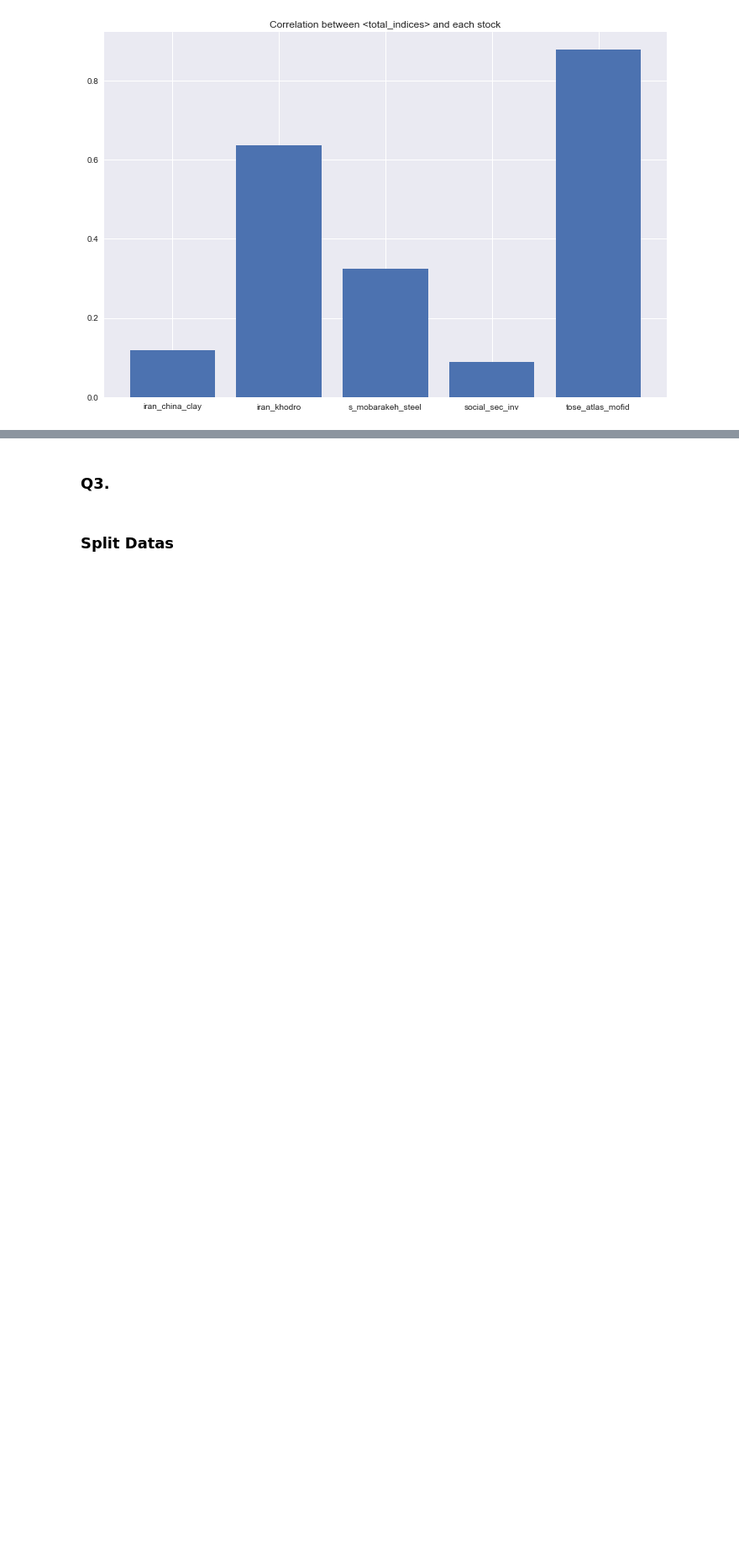
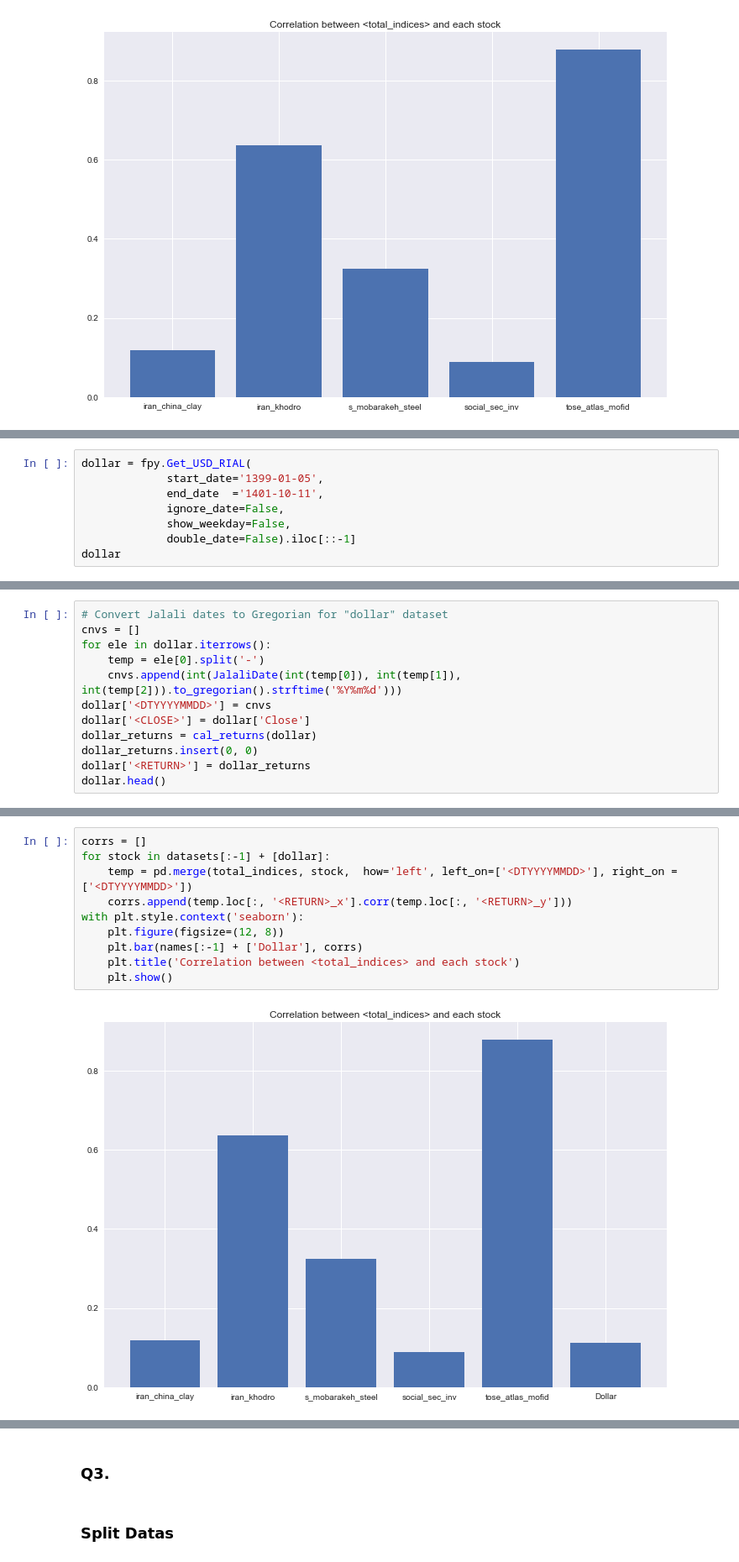
Before and after one commit to nahbos/AUT-Fundamental-Statistical-Learning, a Jupyter notebook: Peoject/Project_Stock.ipynb, the cells around one changed output, grey strips where cells are left out. Shown at 84% size. Drawn from its saved outputs; the diff is of its cells as text; blank space fills up the shorter version.

```diff
--- a/Peoject/Project_Stock.ipynb
+++ b/Peoject/Project_Stock.ipynb
@@ -434,0 +441,8 @@ with plt.style.context('seaborn'):
+# %%
+dollar = fpy.Get_USD_RIAL(
+             start_date='1399-01-05',
+             end_date  ='1401-10-11',
+             ignore_date=False,
+             show_weekday=False,
+             double_date=False).iloc[::-1]
+dollar
@@ -434,0 +464,12 @@ with plt.style.context('seaborn'):
+# %%
+# Convert Jalali dates to Gregorian for "dollar" dataset
+cnvs = []
+for ele in dollar.iterrows():
+    temp = ele[0].split('-')
+    cnvs.append(int(JalaliDate(int(temp[0]), int(temp[1]), int(temp[2])).to_gregorian().strftime('%Y%m%d')))
+dollar['<DTYYYYMMDD>'] = cnvs
+dollar['<CLOSE>'] = dollar['Close']
+dollar_returns = cal_returns(dollar)
+dollar_returns.insert(0, 0)
+dollar['<RETURN>'] = dollar_returns
+dollar.head()
@@ -434,0 +484,12 @@ with plt.style.context('seaborn'):
+# %%
+corrs = []
+for stock in datasets[:-1] + [dollar]:
+    temp = pd.merge(total_indices, stock,  how='left', left_on=['<DTYYYYMMDD>'], right_on = ['<DTYYYYMMDD>'])
+    corrs.append(temp.loc[:, '<RETURN>_x'].corr(temp.loc[:, '<RETURN>_y']))
+with plt.style.context('seaborn'):
+    plt.figure(figsize=(12, 8))
+    plt.bar(names[:-1] + ['Dollar'], corrs)
+    plt.title('Correlation between <total_indices> and each stock')
+    plt.show()
+# %% [output]
+[figure, added]
```
Also changed, not shown: parts of 59 cells of this notebook.
